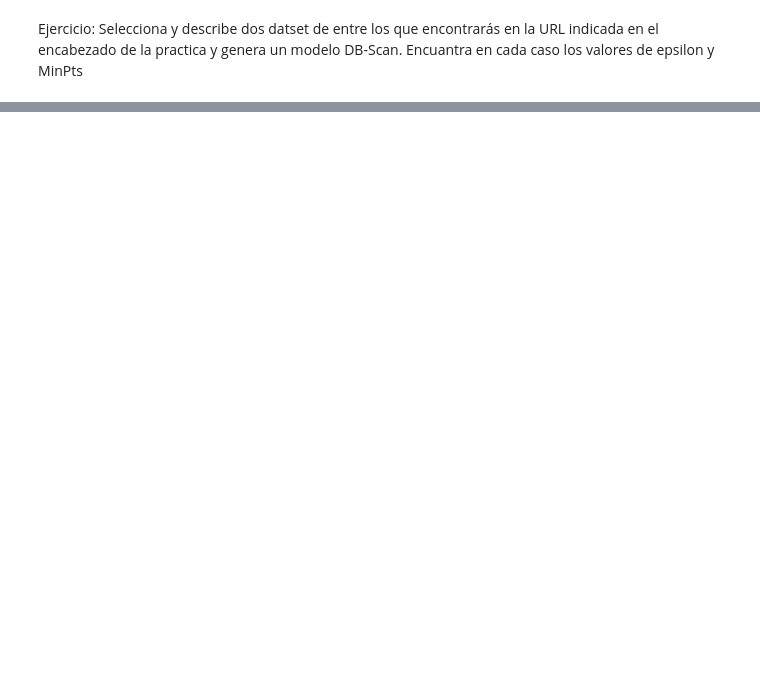
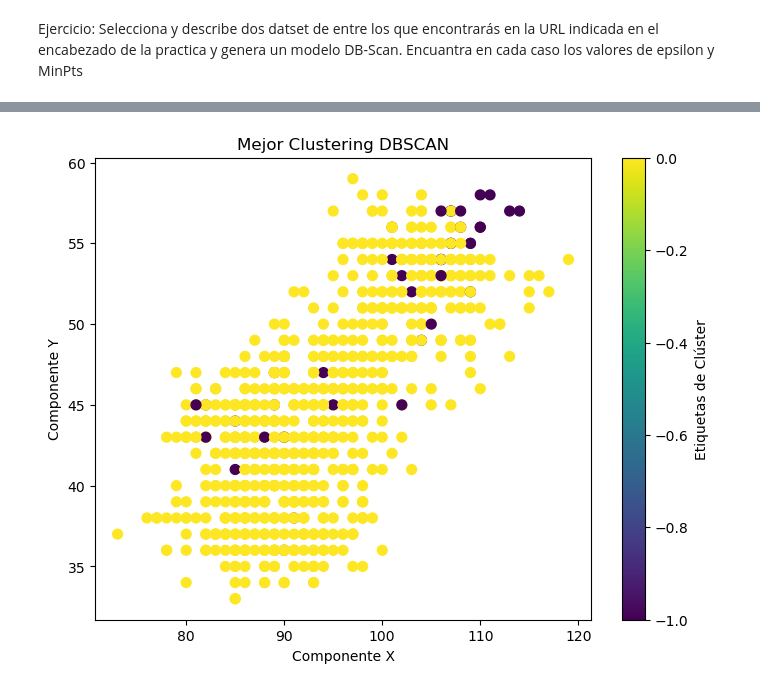
Before and after one commit to Eurobeater/cursoBigDataIA, a Jupyter notebook: Sistemas de Aprendizaje Automático/Tema 6/Ejercicio 18 Clustering DB-Scan-20250311/Practica 18 Clustering DB-Scan v2.ipynb, the cells around one changed output, grey strips where cells are left out. Cells and saved outputs as stored; diff of their text form; code cells hidden in the pictures; blank space fills up the shorter version.

```diff
--- a/Sistemas de Aprendizaje Automático/Tema 6/Ejercicio 18 Clustering DB-Scan-20250311/Practica 18 Clustering DB-Scan v2.ipynb
+++ b/Sistemas de Aprendizaje Automático/Tema 6/Ejercicio 18 Clustering DB-Scan-20250311/Practica 18 Clustering DB-Scan v2.ipynb
@@ -113,0 +154,79 @@ Ejercicio: Selecciona y describe dos datset de entre los que encontrarás en la
+# %%
+import numpy as np
+import pandas as pd
+from sklearn.cluster import DBSCAN
+from sklearn.preprocessing import StandardScaler
+from sklearn.metrics import silhouette_score, davies_bouldin_score
+import matplotlib.pyplot as plt
+
+# Función para definir y entrenar el modelo DBSCAN--------------------------------------------------------------
+
+def generar_modelo_DBScan(data, eps, min_samples):
+    scaler = StandardScaler()
+    data_scaled = scaler.fit_transform(data)
+    dbscan = DBSCAN(eps=eps, min_samples=min_samples)
+    labels = dbscan.fit_predict(data_scaled)
+    return labels
+
+# Función para evaluar la calidad del clustering
+def evaluar_clustering(data, labels):
+    unique_labels = set(labels)
+    if len(unique_labels) > 1:
+        silhouette = silhouette_score(data, labels)
+        db_index = davies_bouldin_score(data, labels)
+    else:
+        silhouette = -1  # Valor inválido
+        db_index = np.inf  # Valor alto indica mala calidad
+    return silhouette, db_index
+
+# Fin funciones ----------------------------------------------------------------------------------------------------
+
+# Cargar los datos
+df = pd.read_csv('vehicle.csv')
+# features = df.iloc[:, :-1] # extrae las caractersiticas menos la columna correspondiente a la etiqueta de clase
+features = df.drop(columns=["Class"])
+
+# Definir rangos de valores para eps y MinPts
+eps_values = np.arange(0.1, 3, 0.1)  # desde 0.1 a 1 en pasos de 0.01
+min_pts = range(3, 20, 2)  # desde 3 a 14 en pasos de 1
+
+mejor_silhouette = -1
+mejor_eps = None
+mejor_min_pts = None
+mejor_db_index= None
+
+# Búsqueda de parámetros óptimos
+for eps in eps_values:
+    for min in min_pts:
+        labels = generar_modelo_DBScan(features, eps, min)
+        silhouette, db_index = evaluar_clustering(features, labels)
+
+        if silhouette > mejor_silhouette:
+            mejor_silhouette = silhouette
+            mejor_db_index=db_index
+            mejor_eps = eps
+            mejor_min_pts = min
+
+
+
+# Generar clustering con los mejores parámetros
+labels = generar_modelo_DBScan(features, mejor_eps, mejor_min_pts)
+
+# Imprimir el mejor resultado
+print("Clusters encontrados: ",set(labels))
+print("\nMejor configuración encontrada: ")
+print(f"epsilon={mejor_eps}")
+print(f"MinPts={mejor_min_pts}")
+print(f"Davies-Bouldin Index={mejor_db_index:.4f}")
+print(f"Silhouette={mejor_silhouette:.4f}")
+
+
+# Visualización
+plt.figure(figsize=(8, 6))
+plt.scatter(features.iloc[:, 0], features.iloc[:, 1], c=labels, cmap='viridis', marker='o', s=50)
+plt.title("Mejor Clustering DBSCAN")
+plt.xlabel("Componente X")
+plt.ylabel("Componente Y")
+plt.colorbar(label="Etiquetas de Clúster")
+plt.show()
+# %% [output]
@@ -113,0 +240 @@ Ejercicio: Selecciona y describe dos datset de entre los que encontrarás en la
+[figure, added]
```
Also changed, not shown: parts of 2 cells of this notebook, 8 other files.
